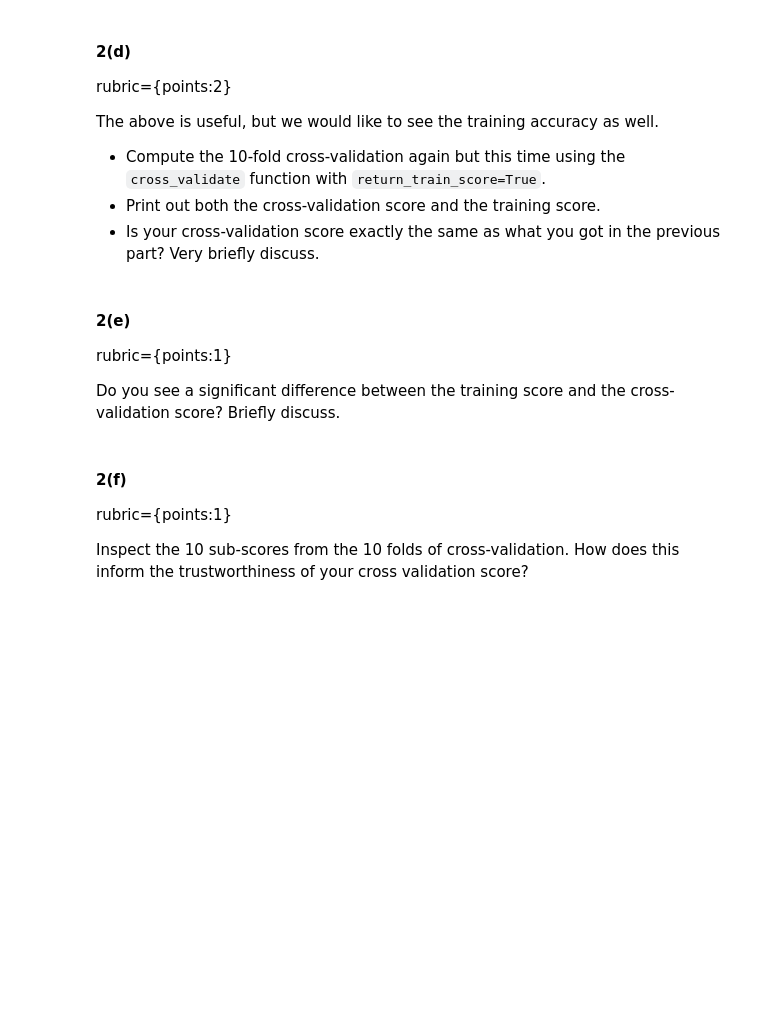
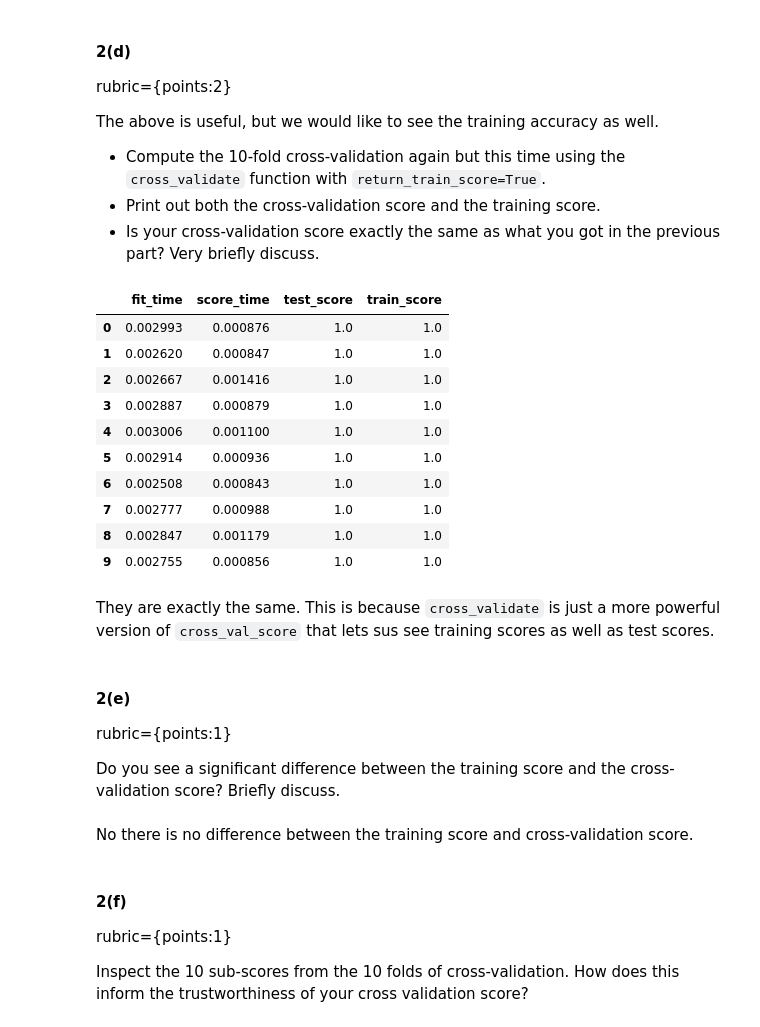
Before and after one commit to xhnatiuk/cpsc330, a Jupyter notebook: hw/hw2/hw2.ipynb, the cells around one changed output. Saved outputs shown, nothing was run; the diff lists cells and outputs as text; code cells hidden in the pictures; blank space fills up the shorter version.

```diff
--- a/hw/hw2/hw2.ipynb
+++ b/hw/hw2/hw2.ipynb
@@ -181,3 +160,12 @@ rubric={points:2}
 
 - Create `X_train` and `y_train` and `X_test` and `y_test` from `df_train` and `df_test` above. Skip the `song_title` and `artist` features for now.
 - Fit a `DecisionTreeClassifier` on the train set.
+# %%
+X_train = df_train.drop(columns=["target", "song_title", "artist"])
+X_test = df_test.drop(columns=["target", "song_title", "artist"])
+
+y_train = df_train["target"]
+y_test = df_test["target"]
+
+model = DecisionTreeClassifier()
+model.fit(X_train, y_train)
@@ -202,9 +204,28 @@ The above is useful, but we would like to see the training accuracy as well.
 - Compute the 10-fold cross-validation again but this time using the `cross_validate` function with `return_train_score=True`.
 - Print out both the cross-validation score and the training score.
 - Is your cross-validation score exactly the same as what you got in the previous part? Very briefly discuss.
+# %%
+scores = cross_validate(model, X_train, y_train, cv=10, return_train_score=True)
+pd.DataFrame(scores)
+# %% [output]
+|  | fit_time | score_time | test_score | train_score |
+| 0 | 0.002993 | 0.000876 | 1.0 | 1.0 |
+| 1 | 0.002620 | 0.000847 | 1.0 | 1.0 |
+| 2 | 0.002667 | 0.001416 | 1.0 | 1.0 |
+| 3 | 0.002887 | 0.000879 | 1.0 | 1.0 |
+| 4 | 0.003006 | 0.001100 | 1.0 | 1.0 |
+| 5 | 0.002914 | 0.000936 | 1.0 | 1.0 |
+| 6 | 0.002508 | 0.000843 | 1.0 | 1.0 |
+| 7 | 0.002777 | 0.000988 | 1.0 | 1.0 |
+| 8 | 0.002847 | 0.001179 | 1.0 | 1.0 |
+| 9 | 0.002755 | 0.000856 | 1.0 | 1.0 |
+# %% [markdown]
+They are exactly the same. This is because `cross_validate` is just a more powerful version of `cross_val_score` that lets sus see training scores as well as test scores.
 # %% [markdown]
 #### 2(e)
 rubric={points:1}
 
 Do you see a significant difference between the training score and the cross-validation score? Briefly discuss.
+# %% [markdown]
+No there is no difference between the training score and cross-validation score.
 # %% [markdown]
```
Also changed, not shown: parts of 10 cells of this notebook.
